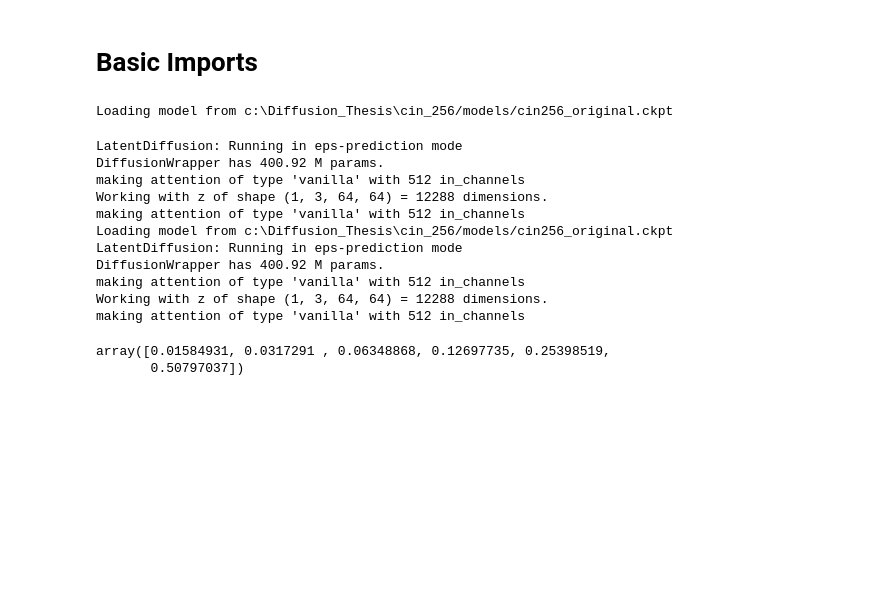
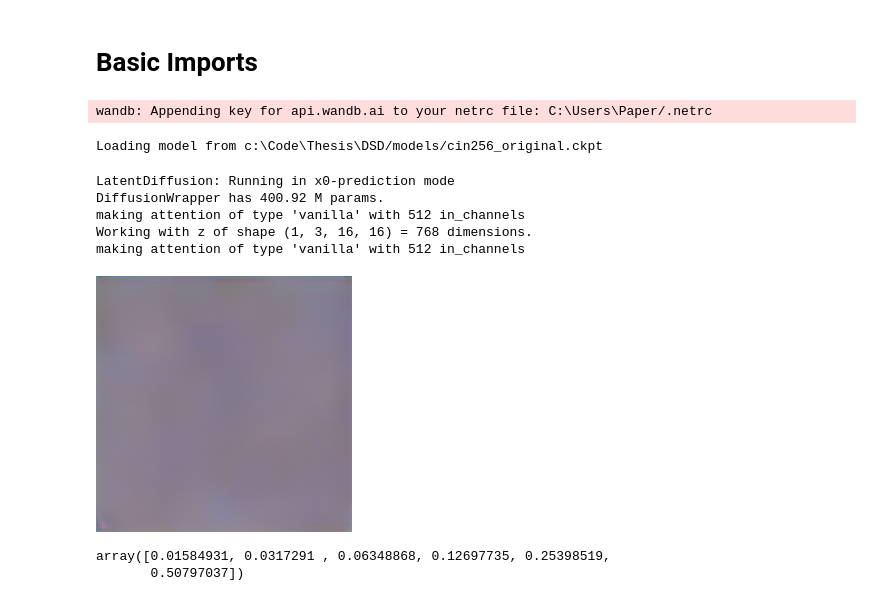
Before and after one commit to Pmobilee/DSD, a Jupyter notebook: DSD/CIN_Notebook.ipynb, the cells around one changed output. Drawn from its saved outputs; the diff is of its cells as text; code cells hidden in the pictures; blank space fills up the shorter version.

Commit message:
added distill diffusion

```diff
--- a/DSD/CIN_Notebook.ipynb
+++ b/DSD/CIN_Notebook.ipynb
@@ -15,25 +15,25 @@ cwd = os.getcwd()
 !wandb login 4baa24c4fc6c8eed782cacb721d34977149d4fcb
 os.environ['WANDB_NOTEBOOK_NAME'] = "Cin_256_custom.ipynb"
 
-config_path=f"{cwd}/models/configs/cin256-v2-custom.yaml"
-model_path=f"{cwd}/models/cin256_original.ckpt"
+# config_path=f"{cwd}/models/configs/cin256-v2-custom.yaml"
+# model_path=f"{cwd}/models/cin256_original.ckpt"
 
 # config_path=f"{cwd}/models/configs/celebahq-ldm-vq-4.yaml"
 # model_path=f"{cwd}/models/CelebA.ckpt"
+# teacher, sampler_teacher = util.create_models(config_path, model_path, student=False)
 
-teacher, sampler_teacher = util.create_models(config_path, model_path, student=False)
+
+config_path=f"{cwd}/models/configs/cin256-v2-custom_x0.yaml"
+model_path=f"{cwd}/models/cin256_original.ckpt"
+
+
 original, sampler_original = util.create_models(config_path, model_path, student=False)
 # %% [output]
-Loading model from c:\Diffusion_Thesis\cin_256/models/cin256_original.ckpt
+wandb: Appending key for api.wandb.ai to your netrc file: C:\Users\Paper/.netrc
-LatentDiffusion: Running in eps-prediction mode
-DiffusionWrapper has 400.92 M params.
-making attention of type 'vanilla' with 512 in_channels
-Working with z of shape (1, 3, 64, 64) = 12288 dimensions.
-making attention of type 'vanilla' with 512 in_channels
-Loading model from c:\Diffusion_Thesis\cin_256/models/cin256_original.ckpt
-LatentDiffusion: Running in eps-prediction mode
-DiffusionWrapper has 400.92 M params.
-making attention of type 'vanilla' with 512 in_channels
-Working with z of shape (1, 3, 64, 64) = 12288 dimensions.
-making attention of type 'vanilla' with 512 in_channels
+Loading model from c:\Code\Thesis\DSD/models/cin256_original.ckpt
+LatentDiffusion: Running in x0-prediction mode
+DiffusionWrapper has 400.92 M params.
+making attention of type 'vanilla' with 512 in_channels
+Working with z of shape (1, 3, 16, 16) = 768 dimensions.
+making attention of type 'vanilla' with 512 in_channels
 # %%
@@ -50,7 +50,10 @@ optimizer = torch.optim.Adam([
 # %%
 # images, _ = util.compare_teacher_student_x0(teacher, sampler_teacher, original, sampler_original, steps=[128], prompt=[992])
-images, _ = util.compare_teacher_student(teacher, sampler_teacher, original, sampler_original, steps=[32], prompt=[992])
+# images, _ = util.compare_teacher_student_test(teacher, sampler_teacher, original, sampler_original, steps=[256], prompt=[992])
+images, _ = util.compare_teacher_student_test(original, sampler_original, steps=[16], prompt=[992])
 images
+# %% [output]
+[figure, added]
 # %%
 import numpy as np
 import matplotlib.pyplot as plt
```
Also changed, not shown: parts of 1 cell of this notebook, 5 other files.
